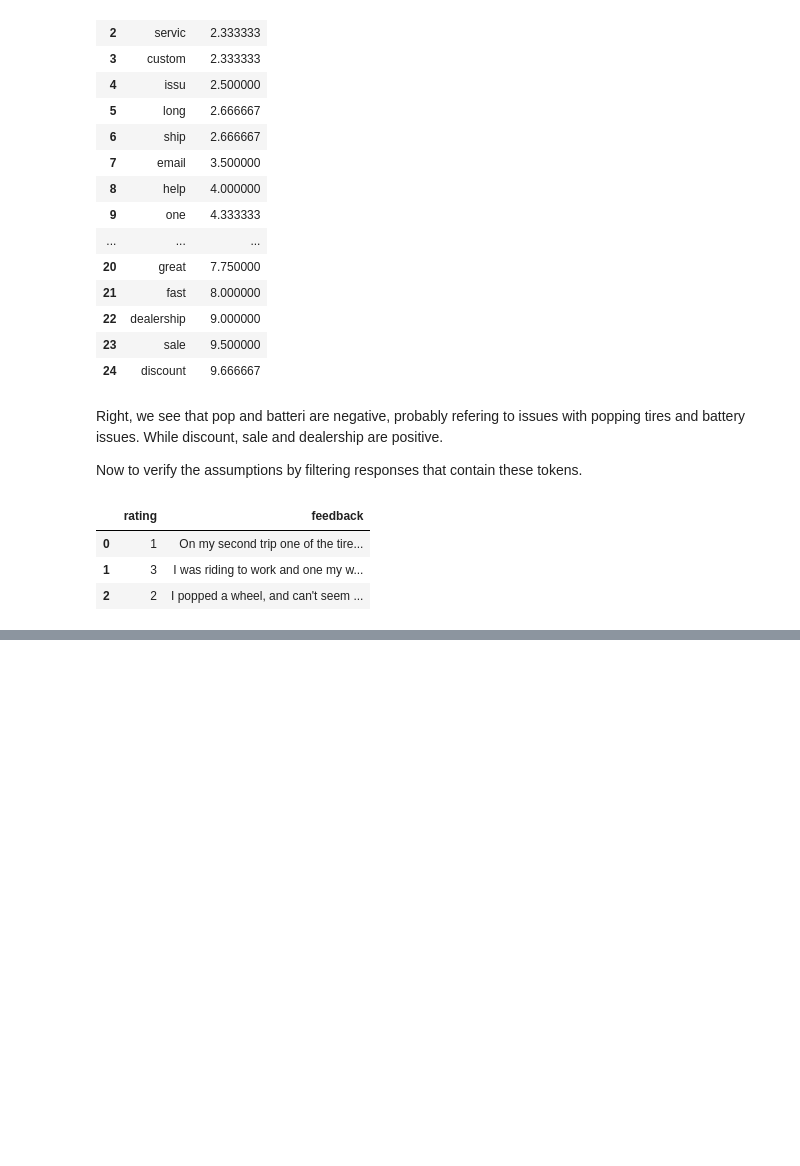
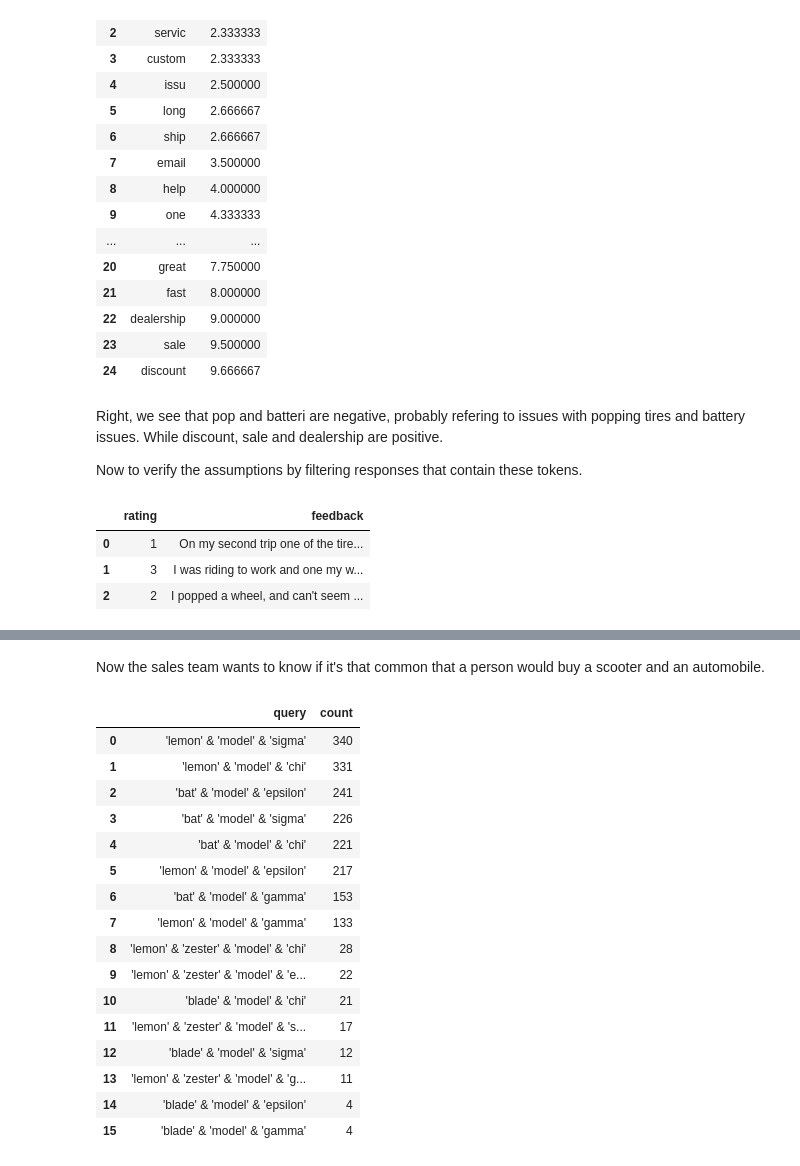
Before and after one commit to strigdima/SQL_Portfolio, a Jupyter notebook: SQL_Porfolio_2.ipynb, the cells around one changed output, grey strips where cells are left out. Saved outputs shown, nothing was run; the diff lists cells and outputs as text; code cells hidden in the pictures; blank space fills up the shorter version.

```diff
--- a/SQL_Porfolio_2.ipynb
+++ b/SQL_Porfolio_2.ipynb
@@ -206,0 +249,46 @@ verify_assumptions_result
+# %% [markdown]
+Now the sales team wants to know if it's that common that a person would buy a scooter and an automobile.
+# %%
+#Cross join the product table on itself to get all distinct pairs of products and remove paris that are the same.
+#For each pair, search the view created to check how many customers were found to match both.
+#transform output into tsquery object
+#Query the db using each of the tsquery objects and count occurrences for each
+unique_list_query = """
+                            SELECT
+                                sub.query,
+                                (
+                                    SELECT COUNT(1)
+                                    FROM customer_search
+                                    WHERE customer_search.search_vector @@ sub.query
+                                )
+                            FROM
+                            (
+                                        SELECT DISTINCT
+                                                plainto_tsquery('english', p1.model) &&
+                                                plainto_tsquery('english',p2.model) AS query
+                                        FROM products p1 LEFT JOIN products p2 ON TRUE
+                                        WHERE p1.product_type = 'scooter' AND p2.product_type = 'automobile'
+                                            AND p1.model NOT ILIKE '%Limited Edition%'
+                            ) sub
+                            ORDER BY 2 DESC;
+"""
+unique_list_result = pd.read_sql_query(unique_list_query ,engine)
+unique_list_result
+# %% [output]
+|  | query | count |
+| 0 | 'lemon' & 'model' & 'sigma' | 340 |
+| 1 | 'lemon' & 'model' & 'chi' | 331 |
+| 2 | 'bat' & 'model' & 'epsilon' | 241 |
+| 3 | 'bat' & 'model' & 'sigma' | 226 |
+| 4 | 'bat' & 'model' & 'chi' | 221 |
+| 5 | 'lemon' & 'model' & 'epsilon' | 217 |
+| 6 | 'bat' & 'model' & 'gamma' | 153 |
+| 7 | 'lemon' & 'model' & 'gamma' | 133 |
+| 8 | 'lemon' & 'zester' & 'model' & 'chi' | 28 |
+| 9 | 'lemon' & 'zester' & 'model' & 'e... | 22 |
+| 10 | 'blade' & 'model' & 'chi' | 21 |
+| 11 | 'lemon' & 'zester' & 'model' & 's... | 17 |
+| 12 | 'blade' & 'model' & 'sigma' | 12 |
+| 13 | 'lemon' & 'zester' & 'model' & 'g... | 11 |
+| 14 | 'blade' & 'model' & 'epsilon' | 4 |
+| 15 | 'blade' & 'model' & 'gamma' | 4 |
```
Also changed, not shown: parts of 3 cells of this notebook.
